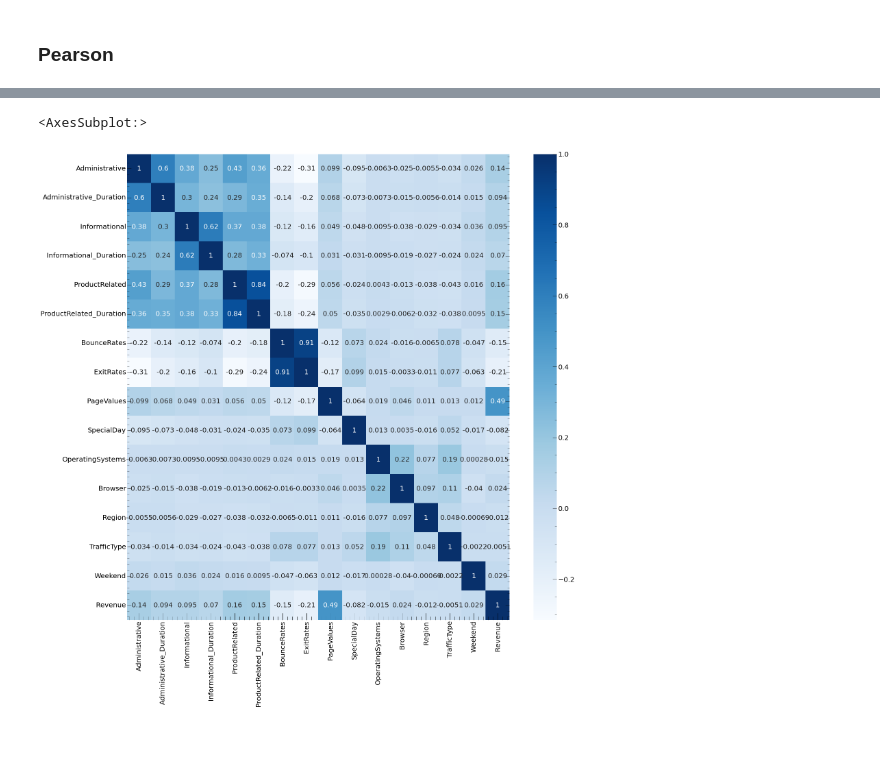
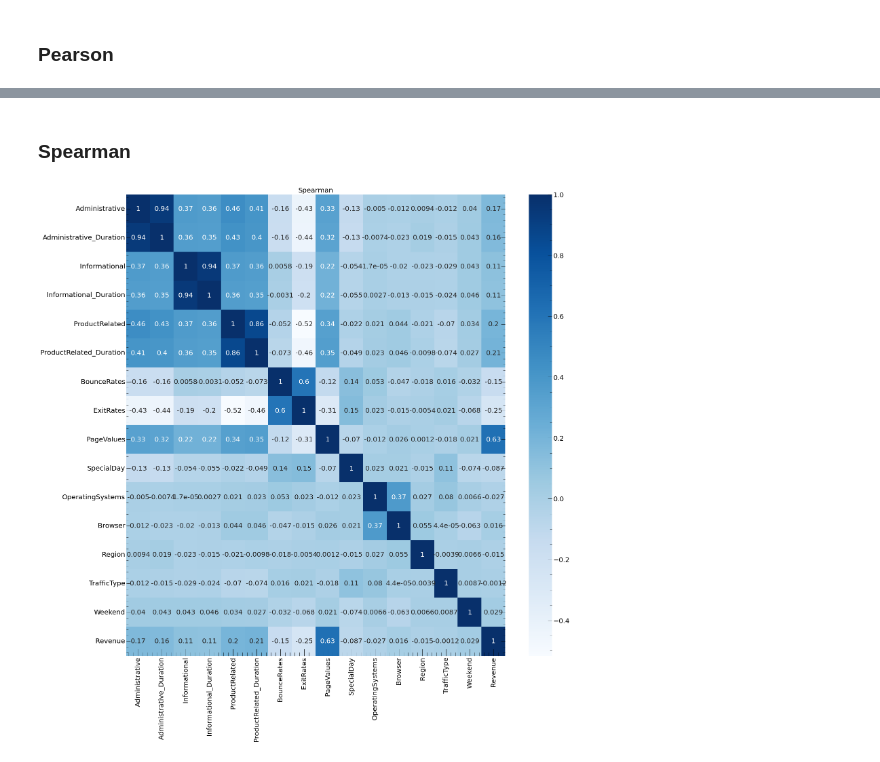
Before and after one commit to Sirnobaka/Online_Shoppers, a Jupyter notebook: Online_Shoppers.ipynb, the cells around one changed output, grey strips where cells are left out. Saved outputs shown, nothing was run; the diff lists cells and outputs as text; code cells hidden in the pictures.

```diff
--- a/Online_Shoppers.ipynb
+++ b/Online_Shoppers.ipynb
@@ -1175,8 +1270,11 @@ Index(['Administrative', 'Administrative_Duration', 'Informational',
+# %% [markdown]
+### Spearman
 # %%
-corr = data.corr()
+corr = data.corr(method='spearman')
 
 plt.figure(figsize=(25, 25))
 sns.heatmap(corr, cmap="Blues", annot=True)
+plt.title("Spearman")
+plt.show()
 # %% [output]
-<AxesSubplot:>
-[figure, old version]
+[figure, new version]
```
Also changed, not shown: parts of 49 cells of this notebook.
